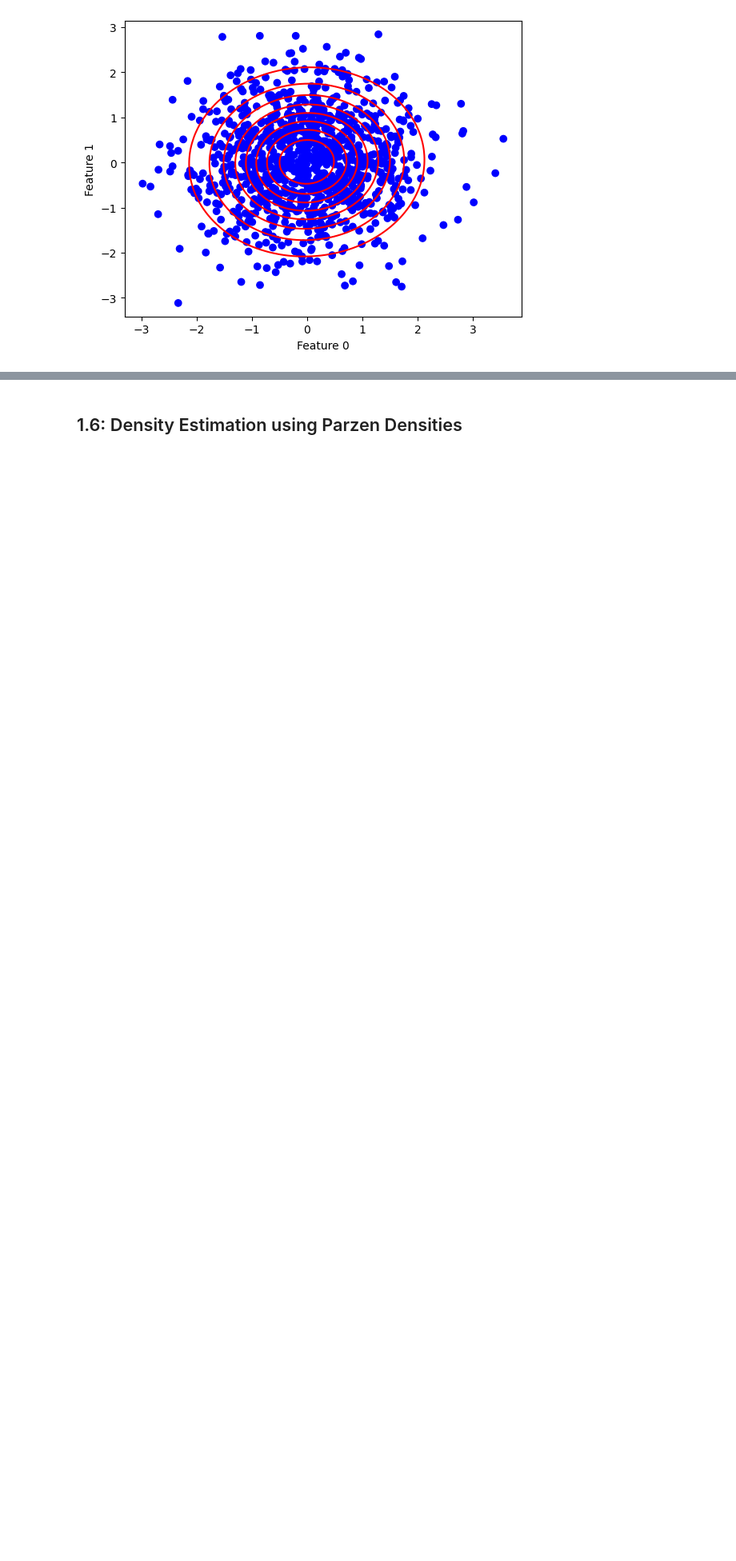
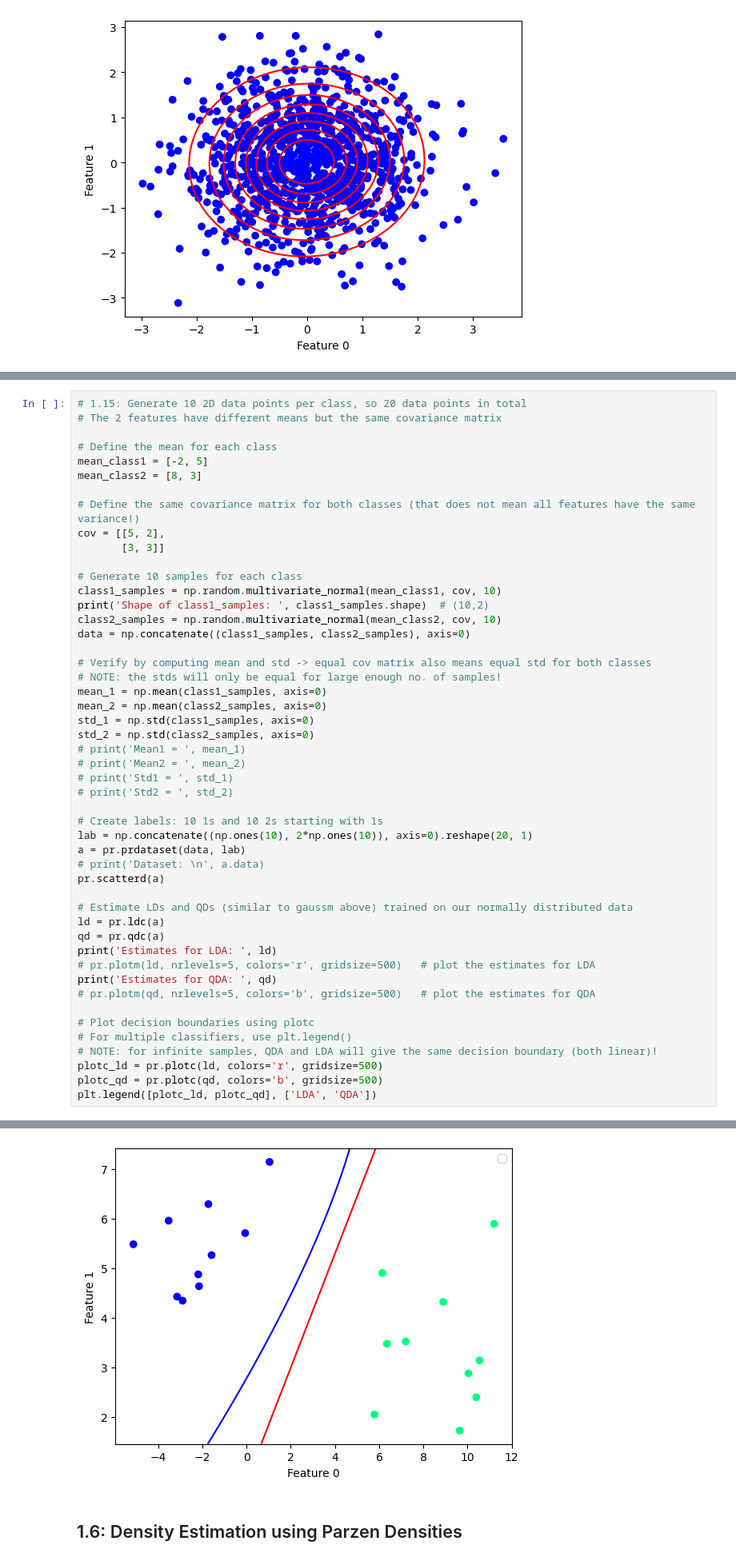
Before and after one commit to nadinekuo/MachineLearning1-Labs, a Jupyter notebook: 1-Basics-of-ML/1.1-decision-theory.ipynb, the cells around one changed output, grey strips where cells are left out. Shown at 80% size. Saved outputs shown, nothing was run; the diff lists cells and outputs as text; blank space fills up the shorter version.

Commit message:
Estimate LDA and QDA on normal data

```diff
--- a/1-Basics-of-ML/1.1-decision-theory.ipynb
+++ b/1-Basics-of-ML/1.1-decision-theory.ipynb
@@ -168,0 +167,50 @@ Estimates for a normal distribution:  Gaussian density, 2 to 1 trained mapping
+# %%
+# 1.15: Generate 10 2D data points per class, so 20 data points in total
+# The 2 features have different means but the same covariance matrix
+
+# Define the mean for each class
+mean_class1 = [-2, 5]
+mean_class2 = [8, 3]
+
+# Define the same covariance matrix for both classes (that does not mean all features have the same variance!)
+cov = [[5, 2],
+       [3, 3]]
+
+# Generate 10 samples for each class
+class1_samples = np.random.multivariate_normal(mean_class1, cov, 10)
+print('Shape of class1_samples: ', class1_samples.shape)  # (10,2)
+class2_samples = np.random.multivariate_normal(mean_class2, cov, 10)
+data = np.concatenate((class1_samples, class2_samples), axis=0)
+
+# Verify by computing mean and std -> equal cov matrix also means equal std for both classes
+# NOTE: the stds will only be equal for large enough no. of samples!
+mean_1 = np.mean(class1_samples, axis=0)
+mean_2 = np.mean(class2_samples, axis=0)
+std_1 = np.std(class1_samples, axis=0)
+std_2 = np.std(class2_samples, axis=0)
+# print('Mean1 = ', mean_1)
+# print('Mean2 = ', mean_2)
+# print('Std1 = ', std_1)
+# print('Std2 = ', std_2)
+
+# Create labels: 10 1s and 10 2s starting with 1s
+lab = np.concatenate((np.ones(10), 2*np.ones(10)), axis=0).reshape(20, 1)
+a = pr.prdataset(data, lab)
+# print('Dataset: \n', a.data)
+pr.scatterd(a)
+
+# Estimate LDs and QDs (similar to gaussm above) trained on our normally distributed data
+ld = pr.ldc(a)
+qd = pr.qdc(a)
+print('Estimates for LDA: ', ld)
+# pr.plotm(ld, nrlevels=5, colors='r', gridsize=500)   # plot the estimates for LDA
+print('Estimates for QDA: ', qd)
+# pr.plotm(qd, nrlevels=5, colors='b', gridsize=500)   # plot the estimates for QDA
+
+# Plot decision boundaries using plotc
+# For multiple classifiers, use plt.legend()
+# NOTE: for infinite samples, QDA and LDA will give the same decision boundary (both linear)!
+plotc_ld = pr.plotc(ld, colors='r', gridsize=500)
+plotc_qd = pr.plotc(qd, colors='b', gridsize=500)
+plt.legend([plotc_ld, plotc_qd], ['LDA', 'QDA'])
+# %% [output]
@@ -169,3 +224,4 @@ Estimates for a normal distribution:  Gaussian density, 2 to 1 trained mapping
+[figure, added]
 # %% [markdown]
 ## 1.6: Density Estimation using Parzen Densities
 # %% [markdown]
```
Also changed, not shown: parts of 3 cells of this notebook.
